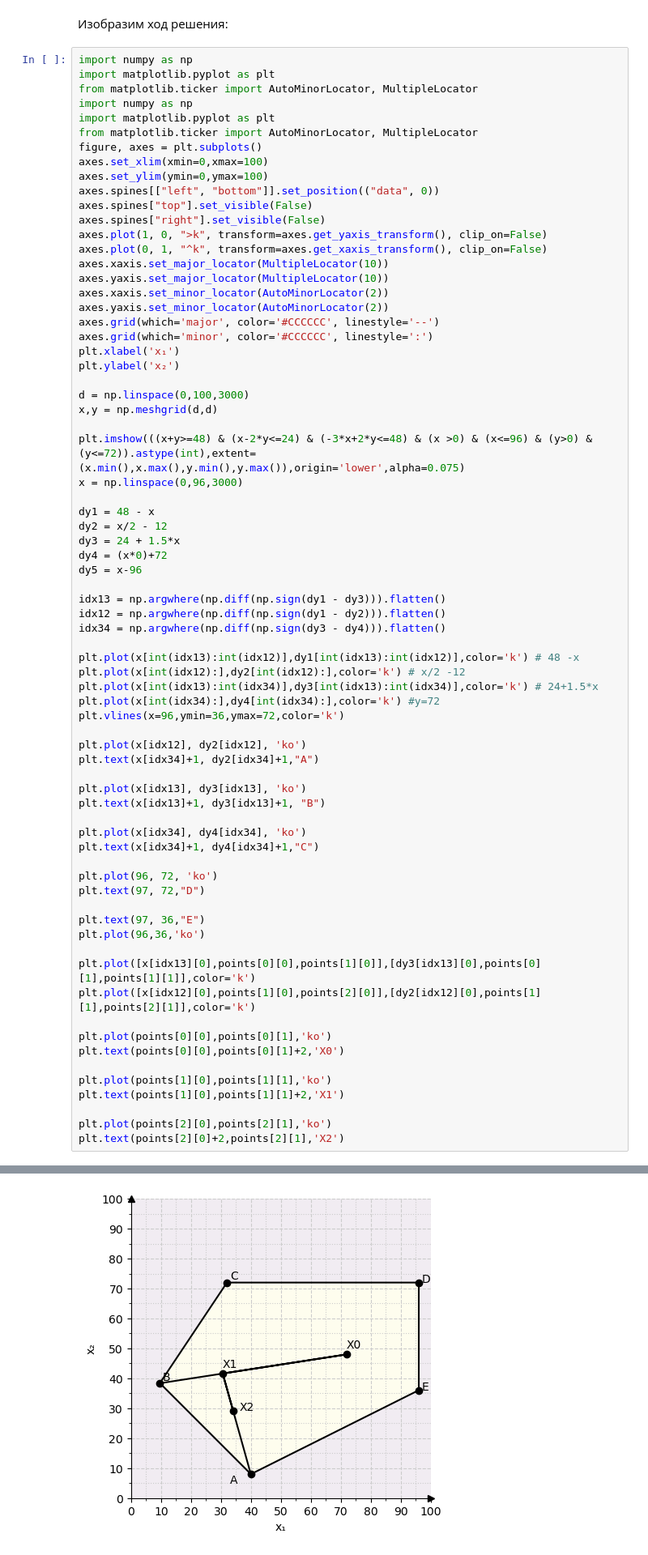
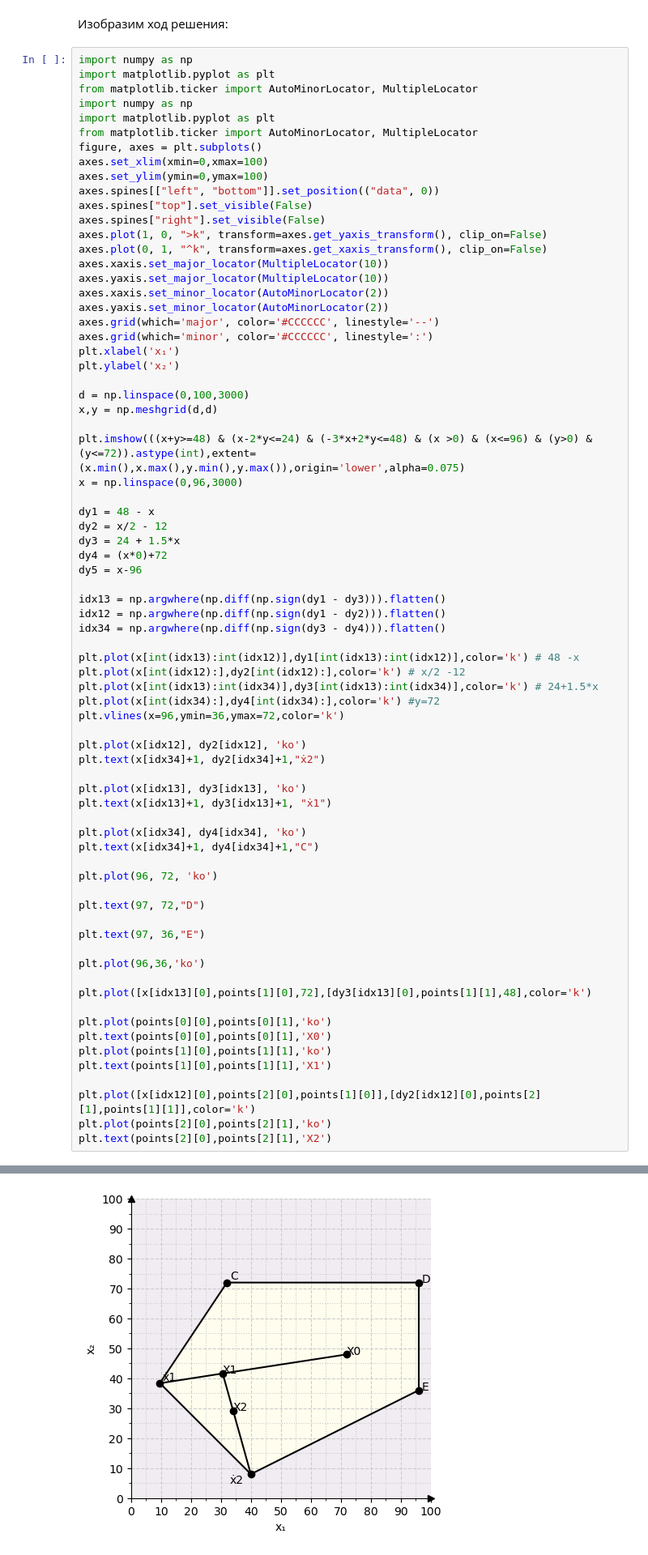
Before and after one commit to olekzonder/Mathematical-optimization, a Jupyter notebook: Frank-Wolfe/Frank-Wolfe.ipynb, the cells around one changed output, grey strips where cells are left out. Shown at 81% size. Drawn from its saved outputs; the diff is of its cells as text.

```diff
--- a/Frank-Wolfe/Frank-Wolfe.ipynb
+++ b/Frank-Wolfe/Frank-Wolfe.ipynb
@@ -182,29 +182,30 @@ plt.plot(x[int(idx34):],dy4[int(idx34):],color='k') #y=72
 plt.vlines(x=96,ymin=36,ymax=72,color='k')
 
 plt.plot(x[idx12], dy2[idx12], 'ko')
-plt.text(x[idx34]+1, dy2[idx34]+1,"A")
+plt.text(x[idx34]+1, dy2[idx34]+1,"ẋ2")
 
 plt.plot(x[idx13], dy3[idx13], 'ko')
-plt.text(x[idx13]+1, dy3[idx13]+1, "B")
+plt.text(x[idx13]+1, dy3[idx13]+1, "ẋ1")
 
 plt.plot(x[idx34], dy4[idx34], 'ko')
 plt.text(x[idx34]+1, dy4[idx34]+1,"C")
 
 plt.plot(96, 72, 'ko')
+
 plt.text(97, 72,"D")
 
 plt.text(97, 36,"E")
+
 plt.plot(96,36,'ko')
 
-plt.plot([x[idx13][0],points[0][0],points[1][0]],[dy3[idx13][0],points[0][1],points[1][1]],color='k')
-plt.plot([x[idx12][0],points[1][0],points[2][0]],[dy2[idx12][0],points[1][1],points[2][1]],color='k')
+plt.plot([x[idx13][0],points[1][0],72],[dy3[idx13][0],points[1][1],48],color='k')
 
 plt.plot(points[0][0],points[0][1],'ko')
-plt.text(points[0][0],points[0][1]+2,'X0')
+plt.text(points[0][0],points[0][1],'X0')
+plt.plot(points[1][0],points[1][1],'ko')
+plt.text(points[1][0],points[1][1],'X1')
 
-plt.plot(points[1][0],points[1][1],'ko')
-plt.text(points[1][0],points[1][1]+2,'X1')
-
+plt.plot([x[idx12][0],points[2][0],points[1][0]],[dy2[idx12][0],points[2][1],points[1][1]],color='k')
 plt.plot(points[2][0],points[2][1],'ko')
-plt.text(points[2][0]+2,points[2][1],'X2')
+plt.text(points[2][0],points[2][1],'X2')
 # %% [output]
@@ -212,4 +213,4 @@ Text(36.0732553546799, 29.1509321359601, 'X2')
-[figure, old version]
+[figure, new version]
 # %%
 import numpy as np
 import matplotlib.pyplot as plt
```
Also changed, not shown: parts of 2 cells of this notebook.
